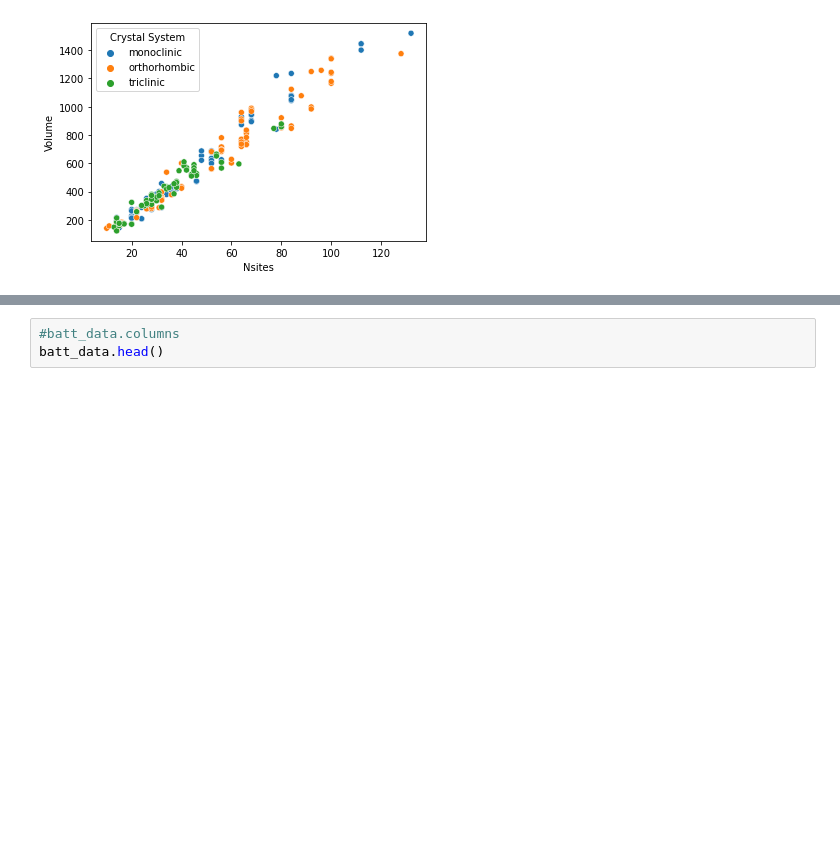
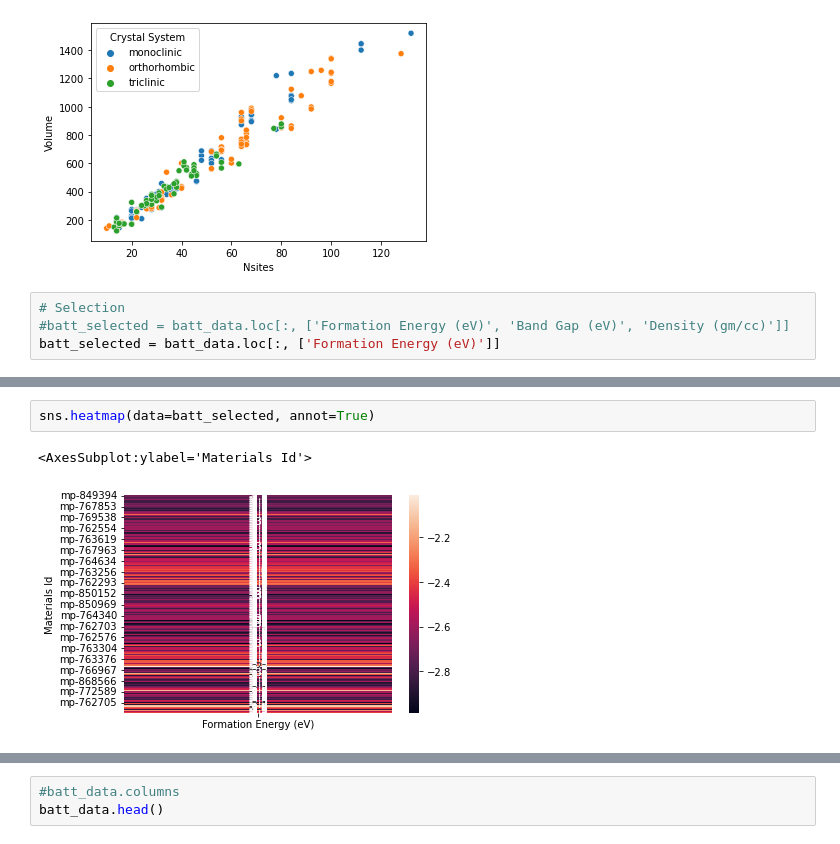
Before and after one commit to tqnvo/deep-learning-assb, a Jupyter notebook: analysis-of-li-ion-batteries.ipynb, the cells around one changed output, grey strips where cells are left out. Saved outputs shown, nothing was run; the diff lists cells and outputs as text; blank space fills up the shorter version.

```diff
--- a/analysis-of-li-ion-batteries.ipynb
+++ b/analysis-of-li-ion-batteries.ipynb
@@ -173,3 +173,7 @@ sns.scatterplot(x=batt_data['Nsites'],
 # %% [output]
 <AxesSubplot:xlabel='Nsites', ylabel='Volume'>
 [figure]
+# %%
+# Selection
+#batt_selected = batt_data.loc[:, ['Formation Energy (eV)', 'Band Gap (eV)', 'Density (gm/cc)']]
+batt_selected = batt_data.loc[:, ['Formation Energy (eV)']]
@@ -175,0 +198,5 @@ sns.scatterplot(x=batt_data['Nsites'],
+# %%
+sns.heatmap(data=batt_selected, annot=True)
+# %% [output]
+<AxesSubplot:ylabel='Materials Id'>
+[figure, added]
```
Also changed, not shown: parts of 3 cells of this notebook.
